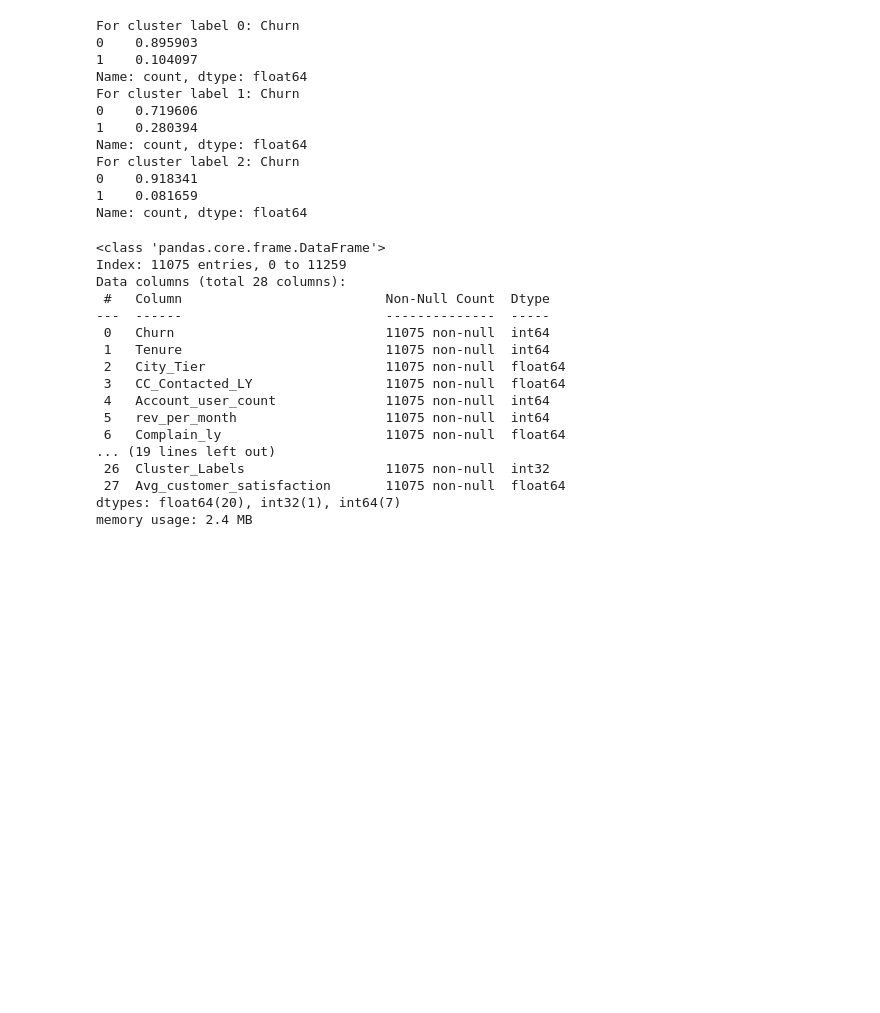
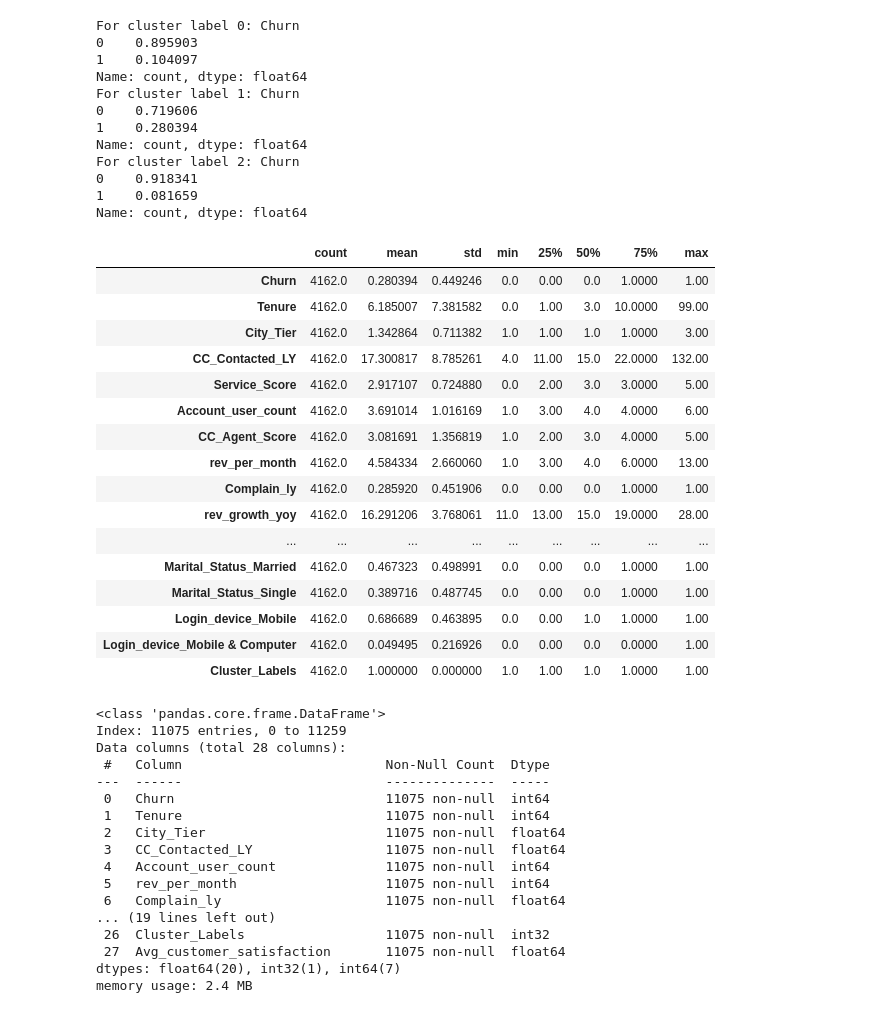
Before and after one commit to avikumart/Customer-Churn-Prediction, a Jupyter notebook: customer-churn-prediction-modeling.ipynb, the cells around one changed output. Cells and saved outputs as stored; diff of their text form; code cells hidden in the pictures; blank space fills up the shorter version.

```diff
--- a/customer-churn-prediction-modeling.ipynb
+++ b/customer-churn-prediction-modeling.ipynb
@@ -1020,6 +1018,26 @@ For cluster label 2: Churn
 0    0.918341
 1    0.081659
 Name: count, dtype: float64
+# %%
+df_cluster[df_cluster['Cluster_Labels'] == 1].describe().T
+# %% [output]
+|  | count | mean | std | min | 25% | 50% | 75% | max |
+| Churn | 4162.0 | 0.280394 | 0.449246 | 0.0 | 0.00 | 0.0 | 1.0000 | 1.00 |
+| Tenure | 4162.0 | 6.185007 | 7.381582 | 0.0 | 1.00 | 3.0 | 10.0000 | 99.00 |
+| City_Tier | 4162.0 | 1.342864 | 0.711382 | 1.0 | 1.00 | 1.0 | 1.0000 | 3.00 |
+| CC_Contacted_LY | 4162.0 | 17.300817 | 8.785261 | 4.0 | 11.00 | 15.0 | 22.0000 | 132.00 |
+| Service_Score | 4162.0 | 2.917107 | 0.724880 | 0.0 | 2.00 | 3.0 | 3.0000 | 5.00 |
+| Account_user_count | 4162.0 | 3.691014 | 1.016169 | 1.0 | 3.00 | 4.0 | 4.0000 | 6.00 |
+| CC_Agent_Score | 4162.0 | 3.081691 | 1.356819 | 1.0 | 2.00 | 3.0 | 4.0000 | 5.00 |
+| rev_per_month | 4162.0 | 4.584334 | 2.660060 | 1.0 | 3.00 | 4.0 | 6.0000 | 13.00 |
+| Complain_ly | 4162.0 | 0.285920 | 0.451906 | 0.0 | 0.00 | 0.0 | 1.0000 | 1.00 |
+| rev_growth_yoy | 4162.0 | 16.291206 | 3.768061 | 11.0 | 13.00 | 15.0 | 19.0000 | 28.00 |
+| ... | ... | ... | ... | ... | ... | ... | ... | ... |
+| Marital_Status_Married | 4162.0 | 0.467323 | 0.498991 | 0.0 | 0.00 | 0.0 | 1.0000 | 1.00 |
+| Marital_Status_Single | 4162.0 | 0.389716 | 0.487745 | 0.0 | 0.00 | 0.0 | 1.0000 | 1.00 |
+| Login_device_Mobile | 4162.0 | 0.686689 | 0.463895 | 0.0 | 0.00 | 1.0 | 1.0000 | 1.00 |
+| Login_device_Mobile & Computer | 4162.0 | 0.049495 | 0.216926 | 0.0 | 0.00 | 0.0 | 0.0000 | 1.00 |
+| Cluster_Labels | 4162.0 | 1.000000 | 0.000000 | 1.0 | 1.00 | 1.0 | 1.0000 | 1.00 |
 # %%
 # feature engineering of service score and agent score columns with new addition of new feature
 df_cluster['Avg_customer_satisfaction'] = (df_cluster['Service_Score'] + df_cluster['CC_Agent_Score'])/2
```
Also changed, not shown: parts of 8 cells of this notebook.
